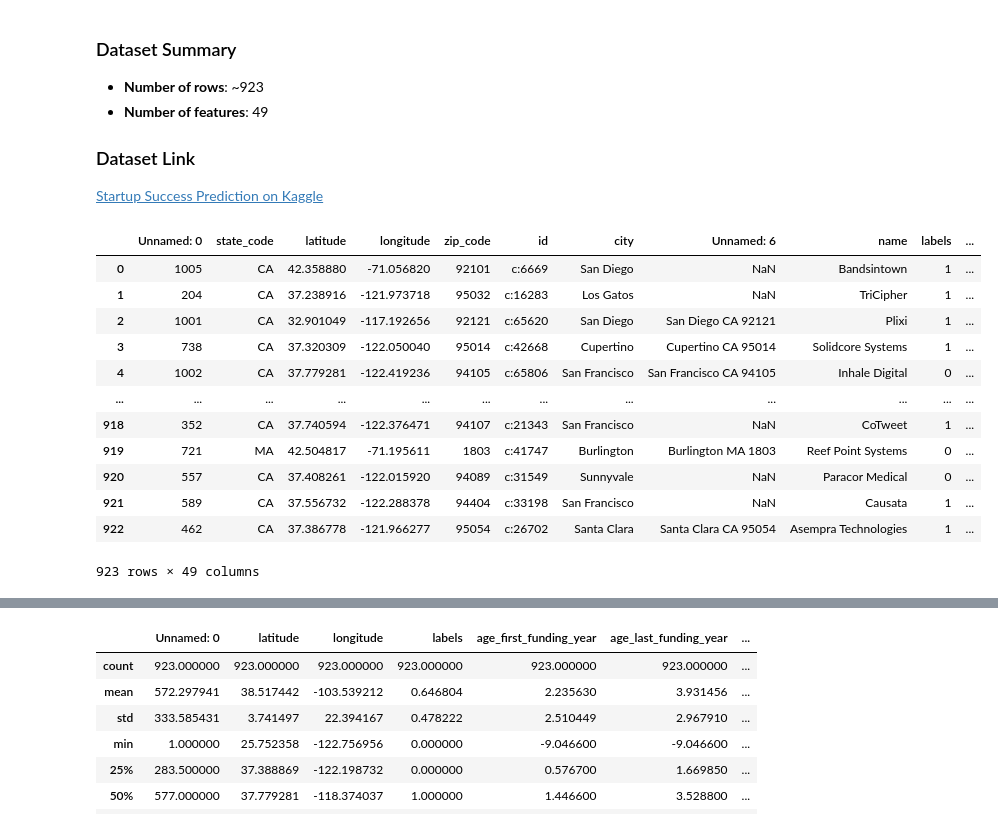
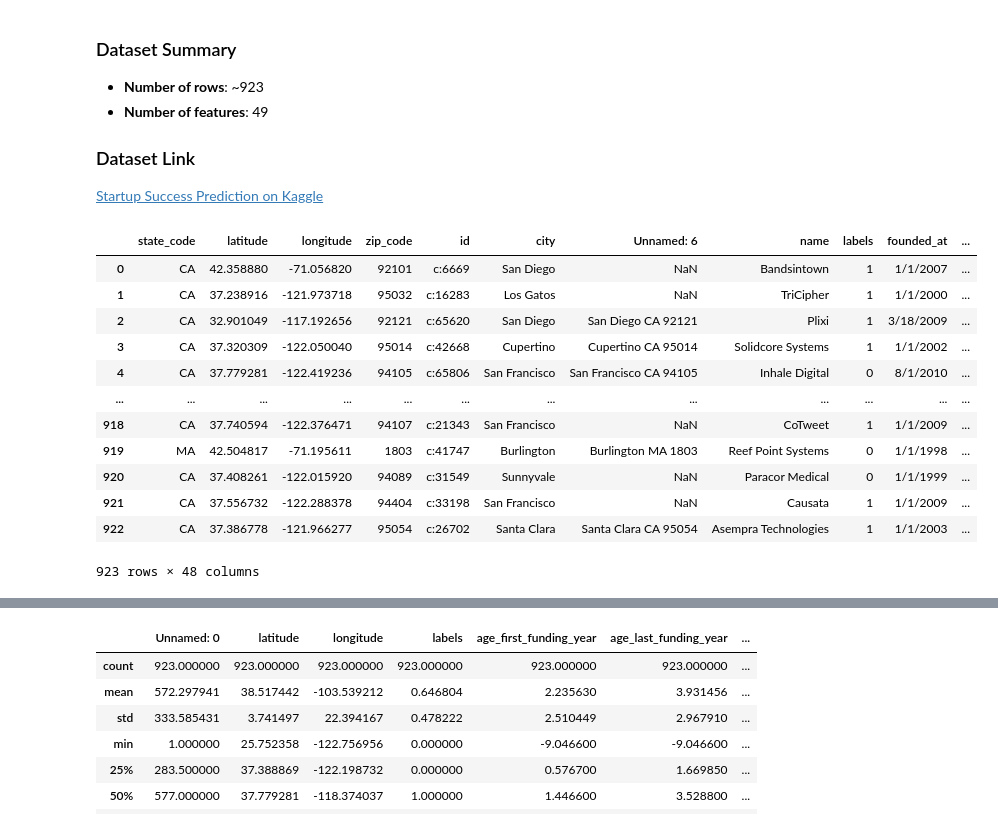
Before and after one commit to parvanerezaeeaims/Startup-success-prediction, a Jupyter notebook: notebooks/EDA.ipynb, the cells around one changed output, grey strips where cells are left out. Cells and saved outputs as stored; diff of their text form; code cells hidden in the pictures.

```diff
--- a/notebooks/EDA.ipynb
+++ b/notebooks/EDA.ipynb
@@ -56,20 +56,20 @@ import warnings
 warnings.filterwarnings('ignore')
 # %%
 # Step 1: Load the Data
-df = pd.read_csv("/home/ccp/Desktop/LR/archive/Startup_data.csv")
+df = pd.read_csv("/home/ccp/Desktop/LR/archive/data/Startup_data.csv").drop(columns=['Unnamed: 0'])
 pd.set_option('display.max_columns',None)
 df
 # %% [output]
-|  | Unnamed: 0 | state_code | latitude | longitude | zip_code | id | city | Unnamed: 6 | name | labels | ... |
-| 0 | 1005 | CA | 42.358880 | -71.056820 | 92101 | c:6669 | San Diego | NaN | Bandsintown | 1 | ... |
-| 1 | 204 | CA | 37.238916 | -121.973718 | 95032 | c:16283 | Los Gatos | NaN | TriCipher | 1 | ... |
-| 2 | 1001 | CA | 32.901049 | -117.192656 | 92121 | c:65620 | San Diego | San Diego CA 92121 | Plixi | 1 | ... |
-| 3 | 738 | CA | 37.320309 | -122.050040 | 95014 | c:42668 | Cupertino | Cupertino CA 95014 | Solidcore Systems | 1 | ... |
-| 4 | 1002 | CA | 37.779281 | -122.419236 | 94105 | c:65806 | San Francisco | San Francisco CA 94105 | Inhale Digital | 0 | ... |
+|  | state_code | latitude | longitude | zip_code | id | city | Unnamed: 6 | name | labels | founded_at | ... |
+| 0 | CA | 42.358880 | -71.056820 | 92101 | c:6669 | San Diego | NaN | Bandsintown | 1 | 1/1/2007 | ... |
+| 1 | CA | 37.238916 | -121.973718 | 95032 | c:16283 | Los Gatos | NaN | TriCipher | 1 | 1/1/2000 | ... |
+| 2 | CA | 32.901049 | -117.192656 | 92121 | c:65620 | San Diego | San Diego CA 92121 | Plixi | 1 | 3/18/2009 | ... |
+| 3 | CA | 37.320309 | -122.050040 | 95014 | c:42668 | Cupertino | Cupertino CA 95014 | Solidcore Systems | 1 | 1/1/2002 | ... |
+| 4 | CA | 37.779281 | -122.419236 | 94105 | c:65806 | San Francisco | San Francisco CA 94105 | Inhale Digital | 0 | 8/1/2010 | ... |
 | ... | ... | ... | ... | ... | ... | ... | ... | ... | ... | ... | ... |
-| 918 | 352 | CA | 37.740594 | -122.376471 | 94107 | c:21343 | San Francisco | NaN | CoTweet | 1 | ... |
-| 919 | 721 | MA | 42.504817 | -71.195611 | 1803 | c:41747 | Burlington | Burlington MA 1803 | Reef Point Systems | 0 | ... |
-| 920 | 557 | CA | 37.408261 | -122.015920 | 94089 | c:31549 | Sunnyvale | NaN | Paracor Medical | 0 | ... |
-| 921 | 589 | CA | 37.556732 | -122.288378 | 94404 | c:33198 | San Francisco | NaN | Causata | 1 | ... |
-| 922 | 462 | CA | 37.386778 | -121.966277 | 95054 | c:26702 | Santa Clara | Santa Clara CA 95054 | Asempra Technologies | 1 | ... |
+| 918 | CA | 37.740594 | -122.376471 | 94107 | c:21343 | San Francisco | NaN | CoTweet | 1 | 1/1/2009 | ... |
+| 919 | MA | 42.504817 | -71.195611 | 1803 | c:41747 | Burlington | Burlington MA 1803 | Reef Point Systems | 0 | 1/1/1998 | ... |
+| 920 | CA | 37.408261 | -122.015920 | 94089 | c:31549 | Sunnyvale | NaN | Paracor Medical | 0 | 1/1/1999 | ... |
+| 921 | CA | 37.556732 | -122.288378 | 94404 | c:33198 | San Francisco | NaN | Causata | 1 | 1/1/2009 | ... |
+| 922 | CA | 37.386778 | -121.966277 | 95054 | c:26702 | Santa Clara | Santa Clara CA 95054 | Asempra Technologies | 1 | 1/1/2003 | ... |
-923 rows × 49 columns
+923 rows × 48 columns
```
Also changed, not shown: parts of 14 cells of this notebook, 7 other files.
